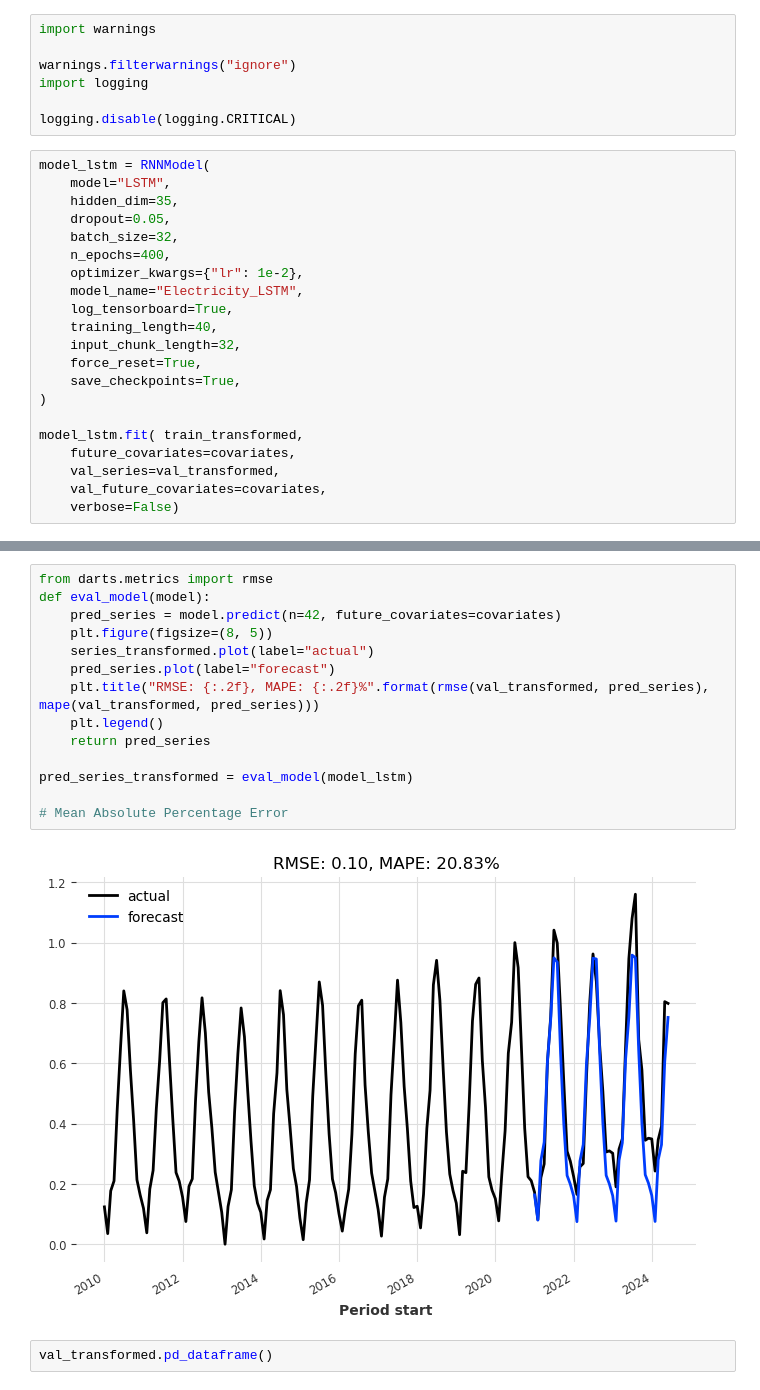
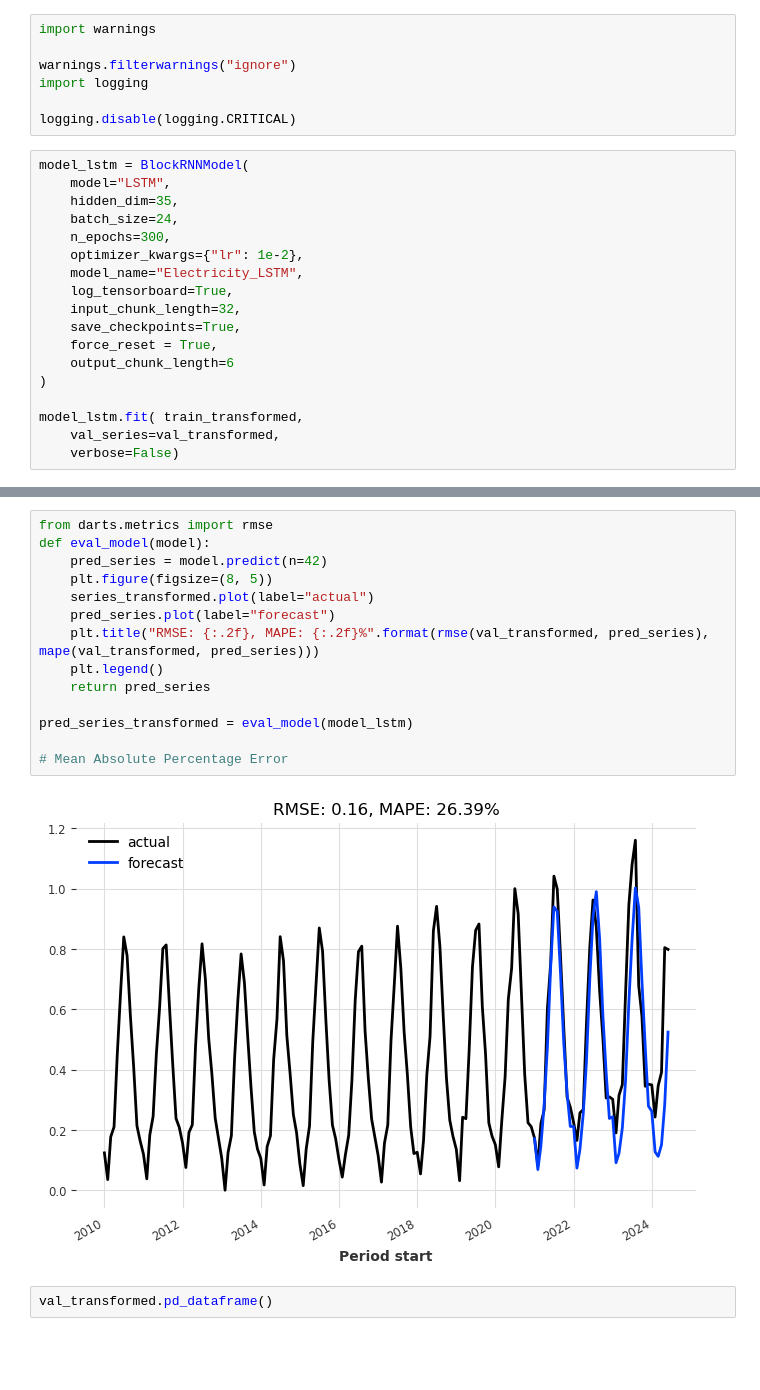
Before and after one commit to TheVeryCoolJackson/COMPSCI760-Electricity-Timeseries, a Jupyter notebook: RNN_test/RNN_test.ipynb, the cells around one changed output, grey strips where cells are left out. Drawn from its saved outputs; the diff is of its cells as text; blank space fills up the shorter version.

Commit message:
hyperparameter tuning and model changed to blockRNN

```diff
--- a/RNN_test/RNN_test.ipynb
+++ b/RNN_test/RNN_test.ipynb
@@ -82,24 +77,21 @@ import logging
 
 logging.disable(logging.CRITICAL)
 # %%
-model_lstm = RNNModel(
+model_lstm = BlockRNNModel(
     model="LSTM",
     hidden_dim=35,
-    dropout=0.05,
-    batch_size=32,
-    n_epochs=400,
+    batch_size=24,
+    n_epochs=300,
     optimizer_kwargs={"lr": 1e-2},
     model_name="Electricity_LSTM",
     log_tensorboard=True,
-    training_length=40,
     input_chunk_length=32,
-    force_reset=True,
     save_checkpoints=True,
+    force_reset = True,
+    output_chunk_length=6
 )
 
 model_lstm.fit( train_transformed,
-    future_covariates=covariates,
     val_series=val_transformed,
-    val_future_covariates=covariates,
     verbose=False)
 # %% [output]
@@ -107,19 +99,19 @@ RNNModel(model=LSTM, hidden_dim=35, n_rnn_layers=1, dropout=0.05, training_lengt
 # %%
 from darts.metrics import rmse
 def eval_model(model):
-    pred_series = model.predict(n=42, future_covariates=covariates)
+    pred_series = model.predict(n=42)
     plt.figure(figsize=(8, 5))
     series_transformed.plot(label="actual")
     pred_series.plot(label="forecast")
     plt.title("RMSE: {:.2f}, MAPE: {:.2f}%".format(rmse(val_transformed, pred_series), mape(val_transformed, pred_series)))
     plt.legend()
     return pred_series
 
 pred_series_transformed = eval_model(model_lstm)
 
 # Mean Absolute Percentage Error
 # %% [output]
-[figure, old version]
+[figure, new version]
 # %%
 val_transformed.pd_dataframe()
 # %% [output]
```
Also changed, not shown: parts of 4 cells of this notebook.
